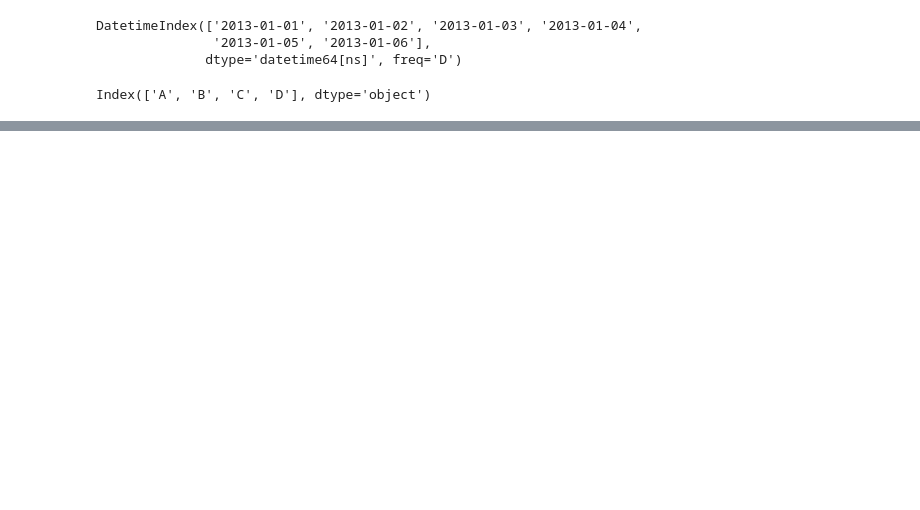
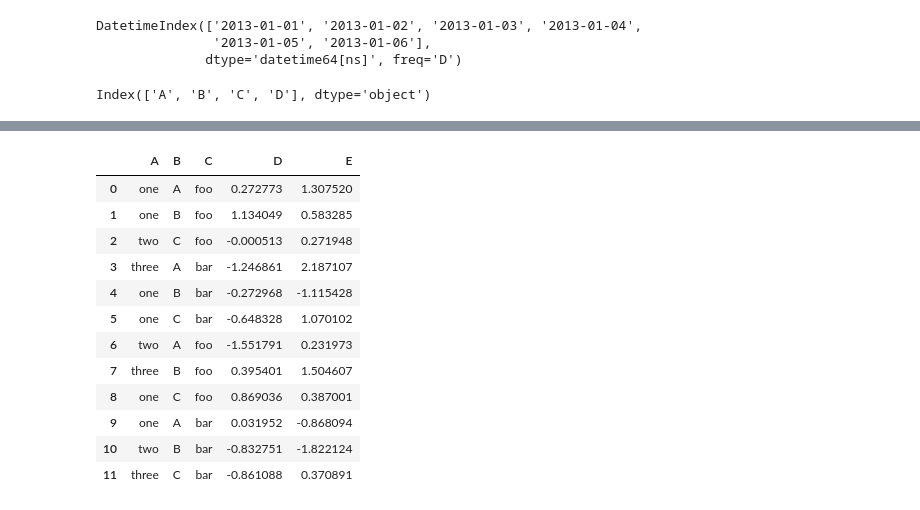
Before and after one commit to baek-junho/-1, a Jupyter notebook: 10분완성.ipynb, the cells around one changed output, grey strips where cells are left out. Drawn from its saved outputs; the diff is of its cells as text; code cells hidden in the pictures; blank space fills up the shorter version.

```diff
--- a/10분완성.ipynb
+++ b/10분완성.ipynb
@@ -299,0 +671,22 @@ df2[df2['E'].isin(['two','four'])]
+# %%
+df = pd.DataFrame({'A' : ['one', 'one', 'two', 'three'] * 3,
+                   'B' : ['A', 'B', 'C'] * 4,
+                   'C' : ['foo', 'foo', 'foo', 'bar', 'bar', 'bar'] * 2,
+                   'D' : np.random.randn(12),
+                   'E' : np.random.randn(12)})
+# %%
+df
+# %% [output]
+|  | A | B | C | D | E |
+| 0 | one | A | foo | 0.272773 | 1.307520 |
+| 1 | one | B | foo | 1.134049 | 0.583285 |
+| 2 | two | C | foo | -0.000513 | 0.271948 |
+| 3 | three | A | bar | -1.246861 | 2.187107 |
+| 4 | one | B | bar | -0.272968 | -1.115428 |
+| 5 | one | C | bar | -0.648328 | 1.070102 |
+| 6 | two | A | foo | -1.551791 | 0.231973 |
+| 7 | three | B | foo | 0.395401 | 1.504607 |
+| 8 | one | C | foo | 0.869036 | 0.387001 |
+| 9 | one | A | bar | 0.031952 | -0.868094 |
+| 10 | two | B | bar | -0.832751 | -1.822124 |
+| 11 | three | C | bar | -0.861088 | 0.370891 |
```
Also changed, not shown: parts of 125 cells of this notebook.
